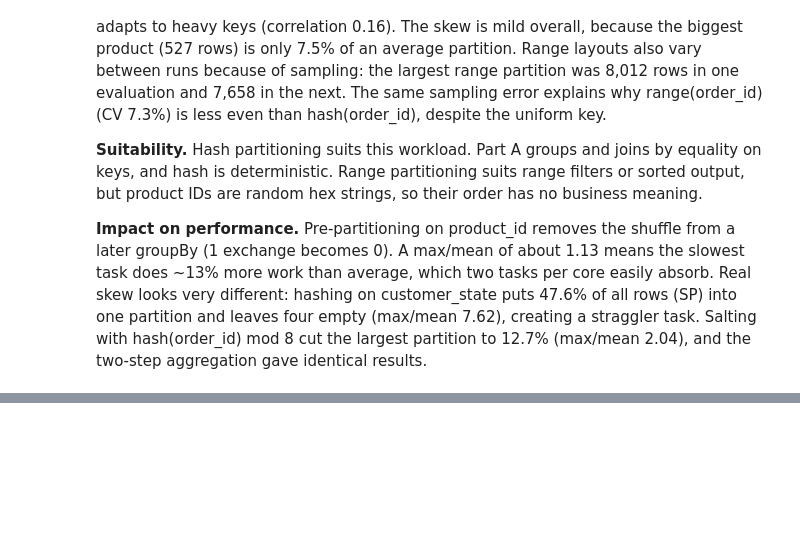
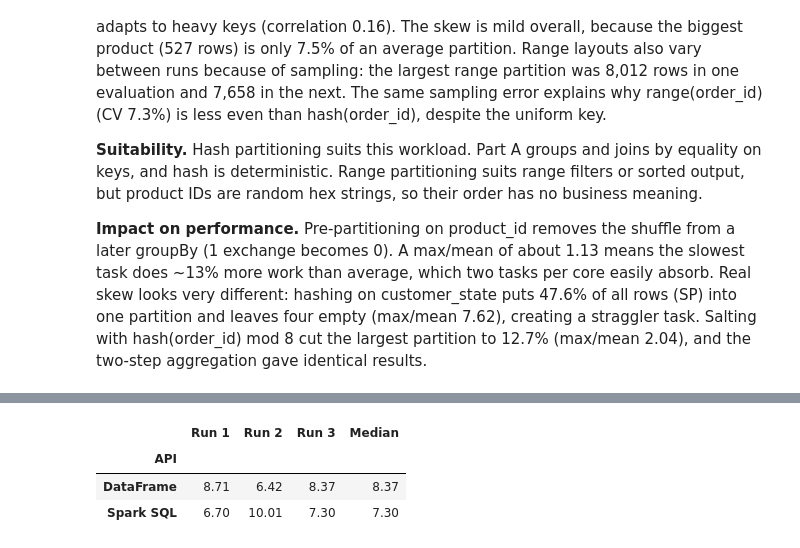
Before and after one commit to ndec0001-max/ITO5202, a Jupyter notebook: assessment1.ipynb, the cells around one changed output, grey strips where cells are left out. Cells and saved outputs as stored; diff of their text form; code cells hidden in the pictures; blank space fills up the shorter version.

```diff
--- a/assessment1.ipynb
+++ b/assessment1.ipynb
@@ -2206,0 +2218,27 @@ Two-step salted aggregation matches direct aggregation: True
+# %%
+import time
+
+DF_OUTPUTS = [top_categories_df, overall_logistics_df, logistics_by_category_df,
+              logistics_by_state_df, logistics_by_state_cat_df, top_with_logistics_df]
+SQL_VIEWS = ["sql_top_categories", "sql_overall_logistics", "sql_logistics_by_category",
+             "sql_logistics_by_state", "sql_logistics_by_state_cat", "sql_top_with_logistics"]
+
+bench_times = {"DataFrame": [], "Spark SQL": []}
+
+def run_dataframe():
+    # Full DataFrame pipeline from the CSVs, with a cold cache
+    spark.catalog.clearCache()
+    base_df.cache()                                        # lazy: built by the first output
+    return sum(len(df.select("*").collect()) for df in DF_OUTPUTS)
+
+def run_sql():
+    # Full Spark SQL pipeline from the CSVs, with a cold cache
+    spark.catalog.clearCache()
+    spark.sql("CACHE LAZY TABLE sql_base")                 # lazy, to match .cache()
+    return sum(len(spark.table(v).collect()) for v in SQL_VIEWS)
+
+def timed(api, fn):
+    start = time.perf_counter()
+    rows = fn()
+    bench_times[api].append(time.perf_counter() - start)
+    print(f"{api} run {len(bench_times[api])}: {rows} result rows collected")
@@ -2206,0 +2287,18 @@ Two-step salted aggregation matches direct aggregation: True
+# %%
+# ---------------------------------------------------------------
+# Benchmark results (seconds)
+# ---------------------------------------------------------------
+import statistics
+
+bench_table = pd.DataFrame([
+    {"API": api,
+     "Run 1": round(t[0], 2), "Run 2": round(t[1], 2), "Run 3": round(t[2], 2),
+     "Median": round(statistics.median(t), 2)}
+    for api, t in bench_times.items()
+]).set_index("API")
+bench_table
+# %% [output]
+|  | Run 1 | Run 2 | Run 3 | Median |
+| API |  |  |  |  |
+| DataFrame | 8.71 | 6.42 | 8.37 | 8.37 |
+| Spark SQL | 6.70 | 10.01 | 7.30 | 7.30 |
```
Also changed, not shown: parts of 11 cells of this notebook.
